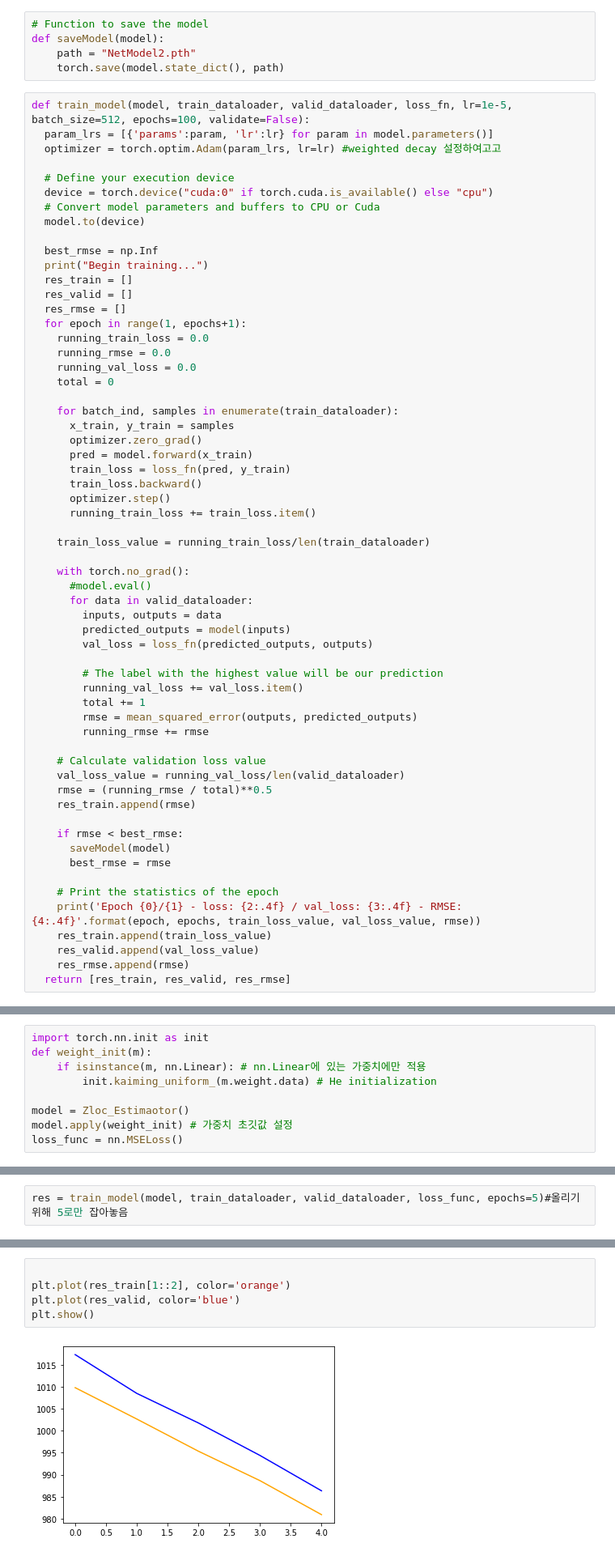
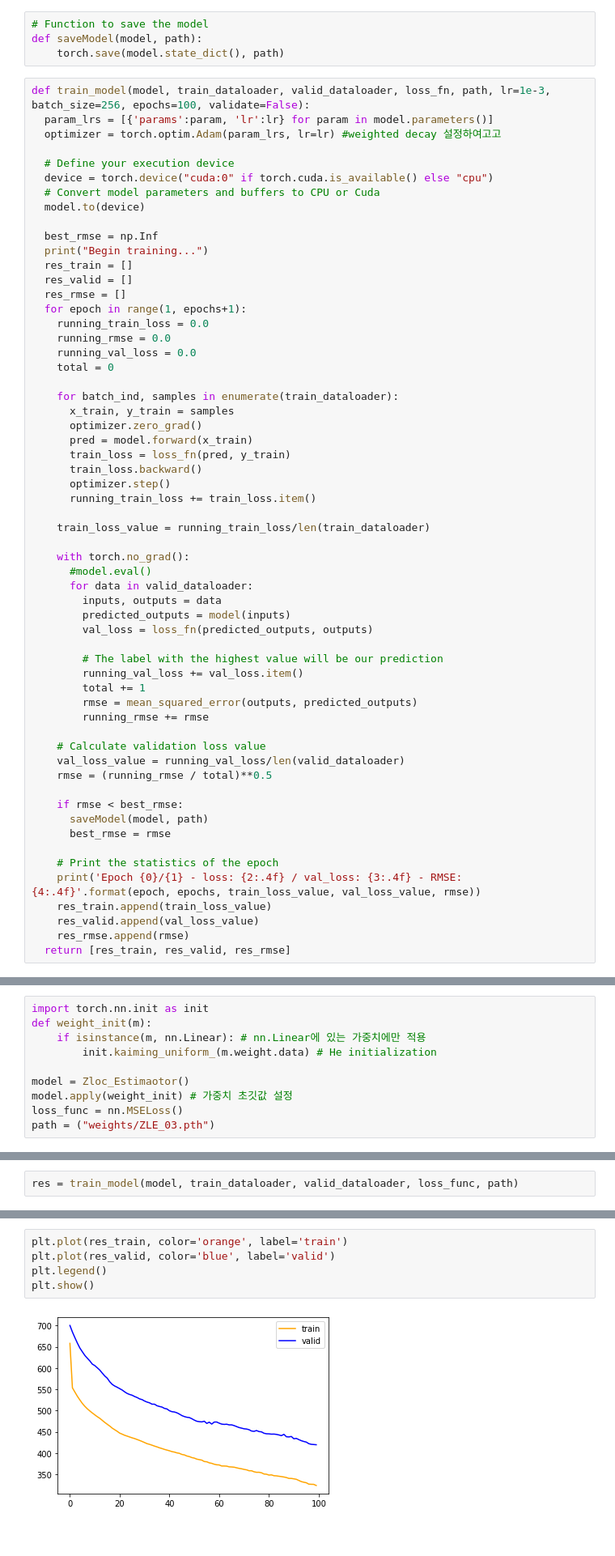
Before and after one commit to DopeorNope-Lee/Object-Depth-detection-based-hybrid-Distance-estimator, a Jupyter notebook: odd/New_ZLE.ipynb, the cells around one changed output, grey strips where cells are left out. Shown at 81% size. Cells and saved outputs as stored; diff of their text form.

Commit message:
ZLE path arrangement

```diff
--- a/odd/New_ZLE.ipynb
+++ b/odd/New_ZLE.ipynb
@@ -157,11 +90,10 @@ class Zloc_Estimaotor(nn.Module):
         return out
 # %%
 # Function to save the model
-def saveModel(model):
-    path = "NetModel2.pth"
+def saveModel(model, path):
     torch.save(model.state_dict(), path)
 # %%
-def train_model(model, train_dataloader, valid_dataloader, loss_fn, lr=1e-5, batch_size=512, epochs=100, validate=False):
+def train_model(model, train_dataloader, valid_dataloader, loss_fn, path, lr=1e-3, batch_size=256, epochs=100, validate=False):
   param_lrs = [{'params':param, 'lr':lr} for param in model.parameters()]
   optimizer = torch.optim.Adam(param_lrs, lr=lr) #weighted decay 설정하여고고
 
@@ -208,10 +140,9 @@ def train_model(model, train_dataloader, valid_dataloader, loss_fn, lr=1e-5, bat
     # Calculate validation loss value
     val_loss_value = running_val_loss/len(valid_dataloader)
     rmse = (running_rmse / total)**0.5
-    res_train.append(rmse)
 
     if rmse < best_rmse:
-      saveModel(model)
+      saveModel(model, path)
       best_rmse = rmse
 
     # Print the statistics of the epoch
@@ -259,6 +189,7 @@ def weight_init(m):
 model = Zloc_Estimaotor()
 model.apply(weight_init) # 가중치 초깃값 설정
 loss_func = nn.MSELoss()
+path = ("weights/ZLE_03.pth")
 # %%
 model
 # %% [output]
@@ -281,5 +202,5 @@ Zloc_Estimaotor(
 )
 # %%
-res = train_model(model, train_dataloader, valid_dataloader, loss_func, epochs=5)#올리기위해 5로만 잡아놓음
+res = train_model(model, train_dataloader, valid_dataloader, loss_func, path)
 # %% [output]
 Begin training...
@@ -304,7 +262,7 @@ res_df.columns = ['train', 'valid']
 # %%
-
-plt.plot(res_train[1::2], color='orange')
-plt.plot(res_valid, color='blue')
+plt.plot(res_train, color='orange', label='train')
+plt.plot(res_valid, color='blue', label='valid')
+plt.legend()
 plt.show()
 # %% [output]
-[figure, old version]
+[figure, new version]
```
Also changed, not shown: parts of 35 cells of this notebook, 3 other files.
